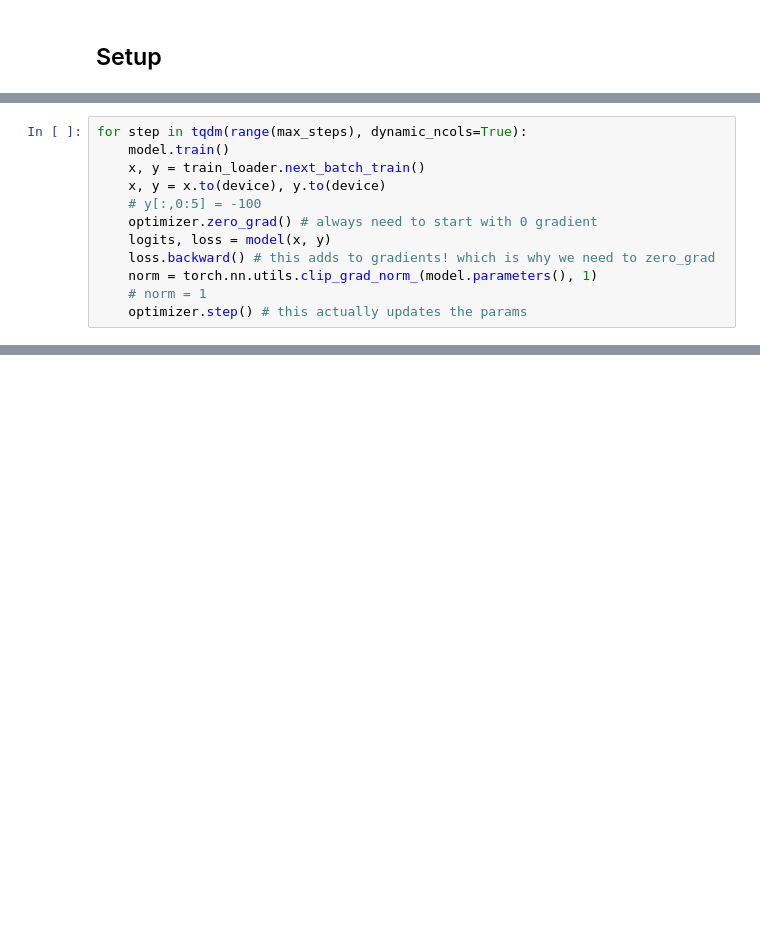
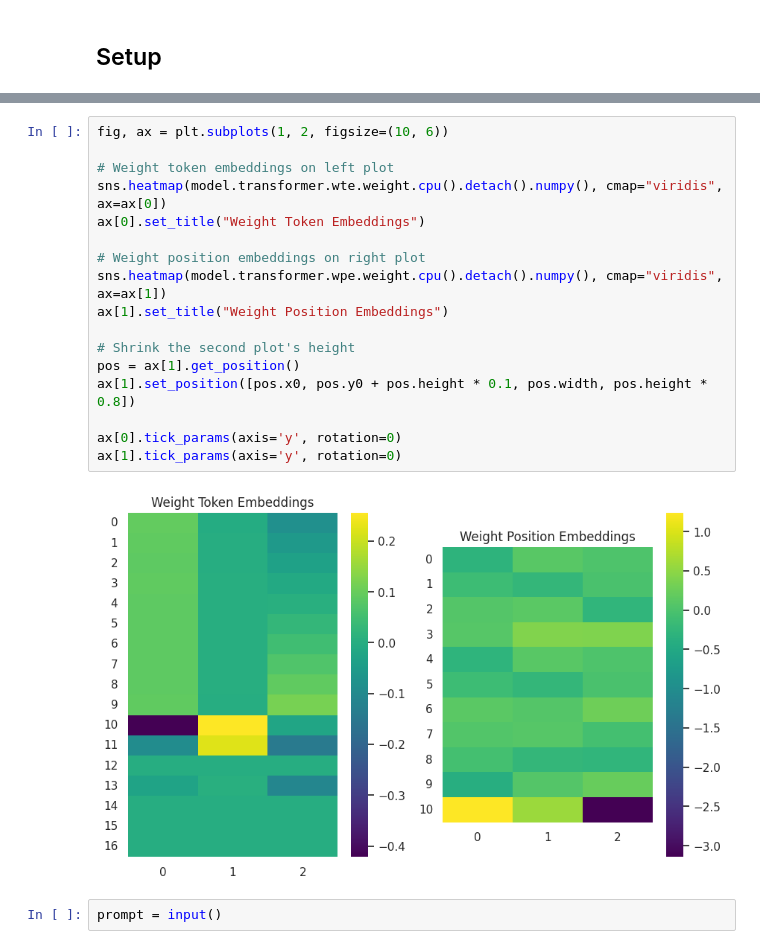
Before and after one commit to Neelectric/APT, a Jupyter notebook: exploration_notebooks/more_intuitions_for_APT.ipynb, the cells around one changed output, grey strips where cells are left out. Cells and saved outputs as stored; diff of their text form; blank space fills up the shorter version.

Commit message:
Starting to look into viz

```diff
--- a/exploration_notebooks/more_intuitions_for_APT.ipynb
+++ b/exploration_notebooks/more_intuitions_for_APT.ipynb
@@ -80,12 +61,0 @@ loaded 2722489 tokens
-# %%
-for step in tqdm(range(max_steps), dynamic_ncols=True):
-    model.train()
-    x, y = train_loader.next_batch_train()
-    x, y = x.to(device), y.to(device)
-    # y[:,0:5] = -100
-    optimizer.zero_grad() # always need to start with 0 gradient
-    logits, loss = model(x, y)
-    loss.backward() # this adds to gradients! which is why we need to zero_grad
-    norm = torch.nn.utils.clip_grad_norm_(model.parameters(), 1)
-    # norm = 1
-    optimizer.step() # this actually updates the params
@@ -343,0 +118,21 @@ Gradient-curvature alignment: 0.000
+# %%
+fig, ax = plt.subplots(1, 2, figsize=(10, 6))
+
+# Weight token embeddings on left plot
+sns.heatmap(model.transformer.wte.weight.cpu().detach().numpy(), cmap="viridis", ax=ax[0])
+ax[0].set_title("Weight Token Embeddings")
+
+# Weight position embeddings on right plot
+sns.heatmap(model.transformer.wpe.weight.cpu().detach().numpy(), cmap="viridis", ax=ax[1])
+ax[1].set_title("Weight Position Embeddings")
+
+# Shrink the second plot's height
+pos = ax[1].get_position()
+ax[1].set_position([pos.x0, pos.y0 + pos.height * 0.1, pos.width, pos.height * 0.8])
+
+ax[0].tick_params(axis='y', rotation=0)
+ax[1].tick_params(axis='y', rotation=0)
+# %% [output]
+[figure, added]
+# %%
+prompt = input()
```
Also changed, not shown: parts of 17 cells of this notebook, 4 other files.
